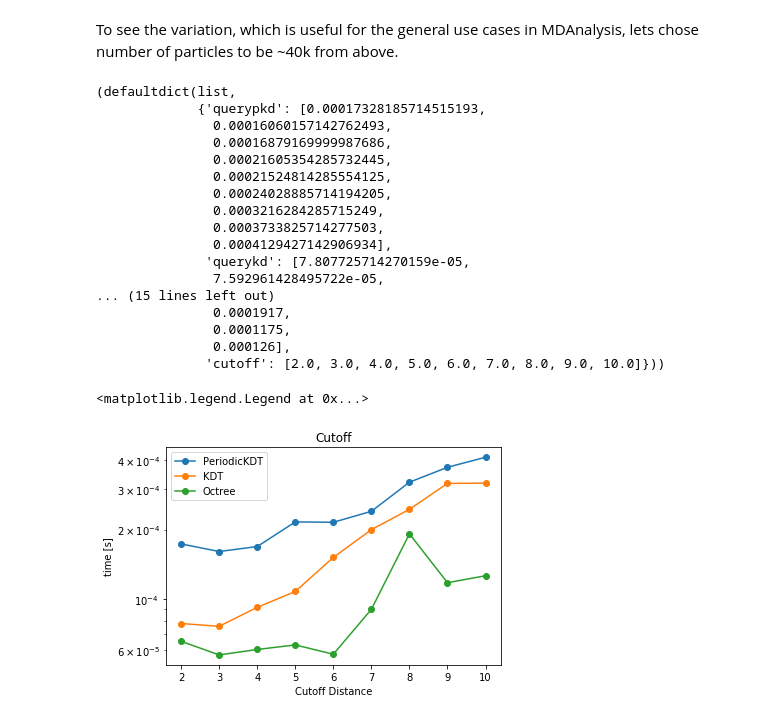
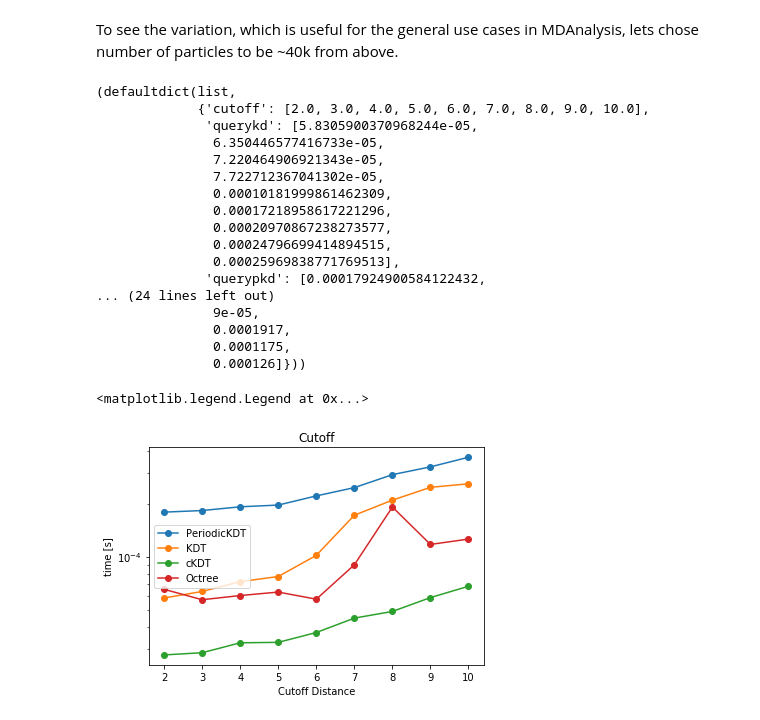
Before and after one commit to seb-buch/Benchmarks_Distance, a Jupyter notebook: Notebooks/Octree.ipynb, the cells around one changed output. Saved outputs shown, nothing was run; the diff lists cells and outputs as text; code cells hidden in the pictures.

Commit message:
Add scipy cKDTree to the octree notebook
Comparison is only relevant in the displayed result between the KDTree
results. Octree results were obtained on an other computer and therefore
not comparable.

```diff
--- a/Notebooks/Octree.ipynb
+++ b/Notebooks/Octree.ipynb
@@ -39,6 +39,15 @@ def biopython_build(box, coords):
 def biopython_query(struct, coords, pos, cutoff):
     struct.search(pos,cutoff)
     return coords[struct.get_indices()]
+# %%
+import scipy.spatial as ss
+
+def scipy_build(box, coords):
+    kdtree = ss.cKDTree(coords)
+    return kdtree
+
+def scipy_query(struct, coords, pos, cutoff):
+    return coords[struct.query_ball_point(pos, cutoff)]
 # %% [markdown]
 We only check the query at the midpoint of the box and cutoff radius of 10 units.
 # %%
@@ -55,15 +64,20 @@ for item in NPOINTS:
     coords = np.loadtxt('test'+str(item)+'.txt',dtype = np.float32)
     buildpkd = %timeit -o -q kdtree_build(BOX, coords)
     buildkd = %timeit -o -q biopython_build(BOX, coords)
+    buildskd = %timeit -o -q scipy_build(BOX, coords)
     res['buildpkd'].append(buildpkd.average)
     res['buildkd'].append(buildkd.average)
+    res['buildskd'].append(buildskd.average)
 
     pkdt = kdtree_build(BOX,coords)
     querypkd = %timeit -o -q kdtree_query(pkdt, coords, pos, CUTOFF)
     kdt =  biopython_build(BOX, coords)
     querykd = %timeit -o -q biopython_query(kdt, coords, pos, CUTOFF)
+    skdt =  scipy_build(BOX, coords)
+    queryskd = %timeit -o -q scipy_query(skdt, coords, pos, CUTOFF)
     res['querypkd'].append(querypkd.average)
     res['querykd'].append(querykd.average)
+    res['queryskd'].append(queryskd.average)
     res['N'].append(item)
 # %% [markdown]
 # Data collected from outside the notebook
@@ -121,8 +137,12 @@ for item in cutoff:
     kdt =  biopython_build(BOX, coords)
     querykd = %timeit -o -q biopython_query(kdt, coords, pos, item)
 
+    skdt =  scipy_build(BOX, coords)
+    queryskd = %timeit -o -q scipy_query(skdt, coords, pos, item)
+
     res['querypkd'].append(query.average)
     res['querykd'].append(querykd.average)
+    res['queryskd'].append(queryskd.average)
     res['cutoff'].append(item)
 # %%
 res_octree = defaultdict(list)
@@ -133,29 +153,30 @@ res_octree['cutoff'] = res['cutoff']
 res,res_octree
 # %% [output]
 (defaultdict(list,
-             {'querypkd': [0.00017328185714515193,
-               0.00016060157142762493,
-               0.00016879169999987686,
-               0.00021605354285732445,
-               0.00021524814285554125,
-               0.00024028885714194205,
-               0.0003216284285715249,
-               0.0003733825714277503,
-               0.0004129427142906934],
-              'querykd': [7.807725714270159e-05,
-               7.592961428495722e-05,
-... (15 lines left out)
+             {'cutoff': [2.0, 3.0, 4.0, 5.0, 6.0, 7.0, 8.0, 9.0, 10.0],
+              'querykd': [5.8305900370968244e-05,
+               6.350446577416733e-05,
+               7.220464906921343e-05,
+               7.722712367041302e-05,
+               0.00010181999861462309,
+               0.00017218958617221296,
+               0.00020970867238273577,
+               0.00024796699414894515,
+               0.00025969838771769513],
+              'querypkd': [0.00017924900584122432,
+... (24 lines left out)
+               9e-05,
                0.0001917,
                0.0001175,
-               0.000126],
-              'cutoff': [2.0, 3.0, 4.0, 5.0, 6.0, 7.0, 8.0, 9.0, 10.0]}))
+               0.000126]}))
 # %%
 fig, ax = plt.subplots()
 ax.plot(res['cutoff'], res['querypkd'], 'o-', label='PeriodicKDT')
 ax.plot(res['cutoff'], res['querykd'], 'o-', label='KDT')
+ax.plot(res['cutoff'], res['queryskd'], 'o-', label='cKDT')
 ax.plot(res_octree['cutoff'], res_octree['query'], 'o-', label='Octree')
 ax.set(xlabel='Cutoff Distance', ylabel='time [s]', yscale='log', title='Cutoff')
 ax.legend()
 # %% [output]
 <matplotlib.legend.Legend at 0x...>
-[figure, old version]
+[figure, new version]
```
Also changed, not shown: parts of 1 cell of this notebook.
